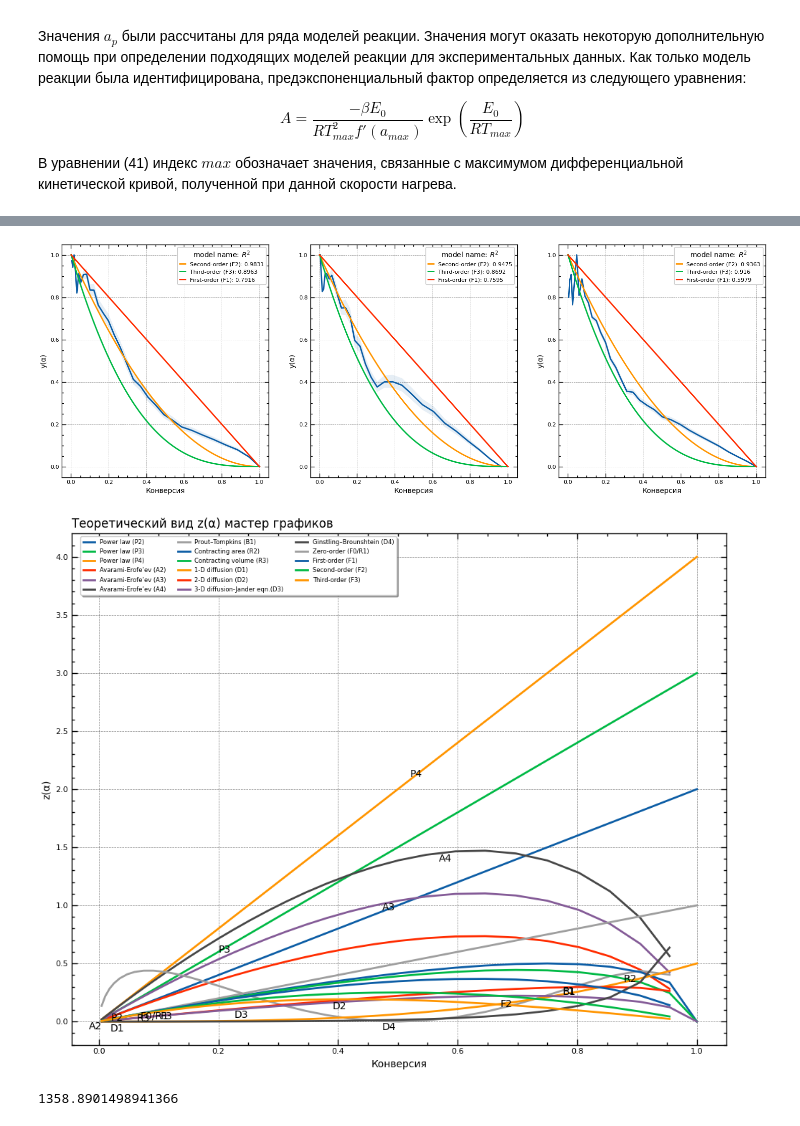
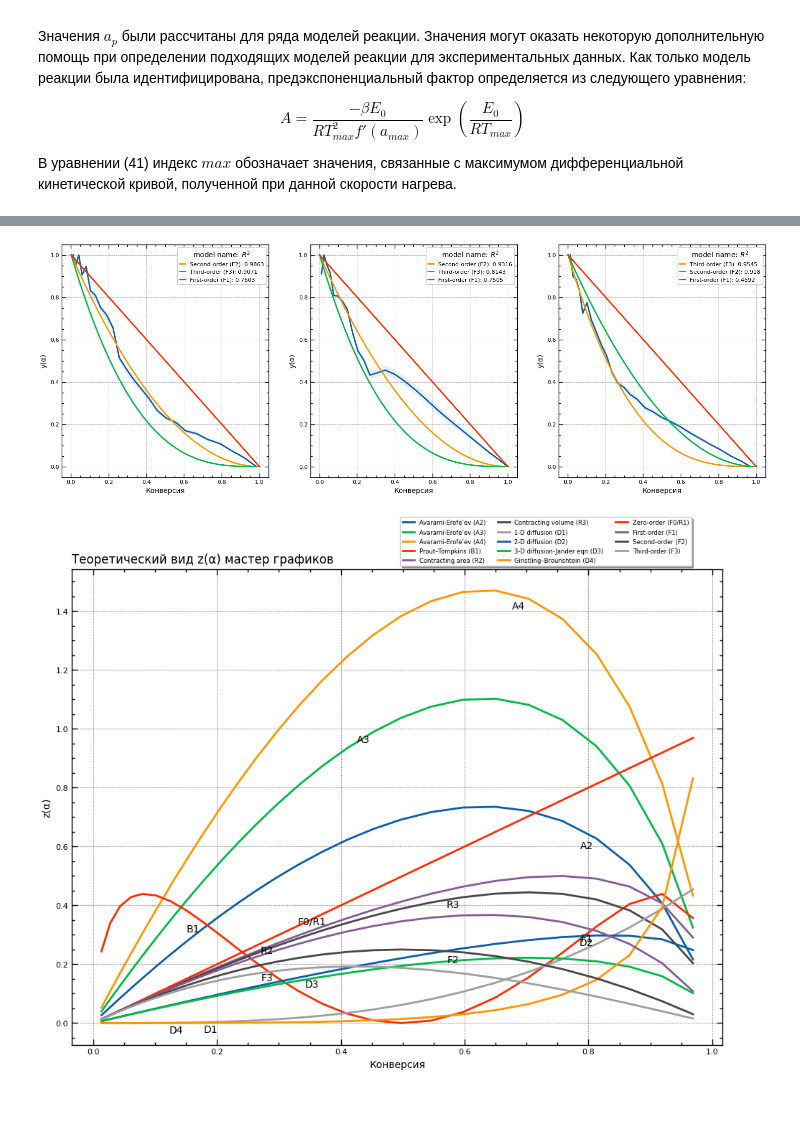
Before and after one commit to kdavjd/isoconversion_study_of_reaction_kinetics, a Jupyter notebook: isoconversion.ipynb, the cells around one changed output, grey strips where cells are left out. Drawn from its saved outputs; the diff is of its cells as text; code cells hidden in the pictures.

```diff
--- a/isoconversion.ipynb
+++ b/isoconversion.ipynb
@@ -153,7 +153,7 @@ fig.show()
 Находим температуры при которых заканчиваются одни реакции и начинаются другие
 # %%
 # Определяем значение отсекающее хвосты экспериментов
-DIFF_PEAK_CONST = -0.015
+DIFF_PEAK_CONST = -0.045
 
 # Определение размера окна для сглаживания
 window_size = 30
@@ -174,7 +174,7 @@ for idx, heating_rate in enumerate(heating_rates):
     smoothed_df = df[heating_rate].rolling(window_size).mean()
 
     # Расчет дифференциала (первой производной) для сглаженных данных
-    diff_df = smoothed_df.diff()
+    diff_df = smoothed_df.diff() / smoothed_df.index.to_series().diff()
 
     # Находим температуры при которых реакции начинаются и заканчиваются
     t_start = diff_df[diff_df < DIFF_PEAK_CONST].index.min()
@@ -1668,8 +1668,8 @@ r2_df
 # %%
-# TOP_N - количество моделей, которые мы хотим отобразить на графике
+# Количество моделей, которые мы хотим отобразить на графике
 TOP_N = 3
 
-# custom_palette - список пользовательских цветов для графика
+# Список цветов для кривых графика
 custom_palette = ["#FF9500", "#00B945", "#FF2C00", "#0C5DA5", "#00A8F3", "#B83DBA"]
 
 # Создаём новую фигуру для графиков
@@ -1684,7 +1684,7 @@ for i, rate in enumerate(heating_rates):
     ax.fill_between(filtered_conversion_values[rate].values[1:], y_alpha_lower[rate], y_alpha_upper[rate], alpha=.1)
 
     # Сортируем R**2 для данной скорости нагрева и выбираем топ модели
-    top_models = abs(1 - r2_df[rate]).sort_values().head(TOP_N).index
+    top_models = abs(1 - y_r2_df[rate]).sort_values().head(TOP_N).index
 
     # Создаём пустой список для хранения пар "название модели - R**2"
     r2_values = []
@@ -1700,7 +1700,7 @@ for i, rate in enumerate(heating_rates):
         ax.plot(model_data['Conversion'], model_data['Normalized Differential Form'], color=color)
 
         # Вычисляем R^2 для модели, округляем до 4 знаков и добавляем в список
-        r2_value = round(r2_df.loc[model, rate], 4)
+        r2_value = round(y_r2_df.loc[model, rate], 4)
         r2_values.append((color, model, r2_value))
 
     ax.set_xlabel('Конверсия', fontsize=MEDIUM_SIZE)
@@ -1721,51 +1721,58 @@ for i, rate in enumerate(heating_rates):
 # Отображаем график
 plt.show()
 # %% [output]
-[figure, old version]
+[figure, new version]
 # %%
 fig, ax = plt.subplots(figsize=(10, 8))
 
 # DataFrame для хранения результата
 za_curves_df = pd.DataFrame()
 
-# Цикл по всем моделям
 for index, row in models_df.iterrows():
     try:
         with warnings.catch_warnings():
             warnings.simplefilter("ignore")
 
             g = eval(row['Integral Form'])  # использование eval для интерпретации выражения как кода Python
             y = eval(row['Differential Form'])  # использование eval для интерпретации выражения как кода Python
 
             z = g * y  # вычисление z(a)
 
-            ax.plot(a, z, label=row['Model'])
+            # Проверка максимального значения в z
+            if np.max(z) <= 1.5:
+                ax.plot(a, z, label=row['Model'])
 
-            # Находим сокращенное название модели и добавляем его на график
-            short_name = re.search(r'\((.*?)\)', row['Model']).group(1)
-            rand_index = np.random.choice(range(len(a)))  # выбираем случайную точку для аннотации
-            ax.annotate(short_name, (a[rand_index], z[rand_index]), textcoords="offset points", xytext=(-10,-10), ha='center')
+                # Находим сокращенное название модели и добавляем его на график
+                short_name = re.search(r'\((.*?)\)', row['Model']).group(1)
 
-            # Добавляем данные в DataFrame
-            temp_df = pd.DataFrame({
-                'Conversion': a,
-                'z(a)': z,
-                'Model': row['Model']
-            })
-            za_curves_df = pd.concat([za_curves_df, temp_df])
+                # Создаем маску значений x в заданном диапазоне
+                mask = np.where((a >= 0.15) & (a <= 0.95))
+
+                # выбираем случайную точку из заданного диапазона для аннотации
+                rand_index = np.random.choice(mask[0])
+
+                ax.annotate(short_name, (a[rand_index], z[rand_index]), textcoords="offset points", xytext=(-10,-10), ha='center')
+
+                # Добавляем данные в DataFrame
+                temp_df = pd.DataFrame({
+                    'Conversion': a,
+                    'z(a)': z,
+                    'Model': row['Model']
+                })
+                za_curves_df = pd.concat([za_curves_df, temp_df])
 
     except Exception as e:
         print(f"Проблема с моделью {row['Model']}: {str(e)}")
 
 # Настройка легенды
 ax.legend(loc='best', bbox_to_anchor=(0.5, 1.00), ncol=3, fancybox=True, shadow=True, prop={'size': 6})
 
 ax.set_xlabel('Конверсия', fontsize=MEDIUM_SIZE)
 ax.set_ylabel('z(α)', fontsize=MEDIUM_SIZE)
 ax.set_title('Теоретический вид z(α) мастер графиков', fontsize=BIG_SIZE, loc='left')
 ax.tick_params(axis='both', which='major', labelsize=SMALL_SIZE)
 
 plt.tight_layout()
 plt.show()
 # %% [output]
-[figure, old version]
+[figure, new version]
@@ -1784,5 +1778,0 @@ for rate in heating_rates:
-# %%
-
-d_alpha_dt.values[-1] * T_alpha[-1]**2
-# %% [output]
-1358.8901498941366
```
Also changed, not shown: parts of 19 cells of this notebook, 2 other files.
